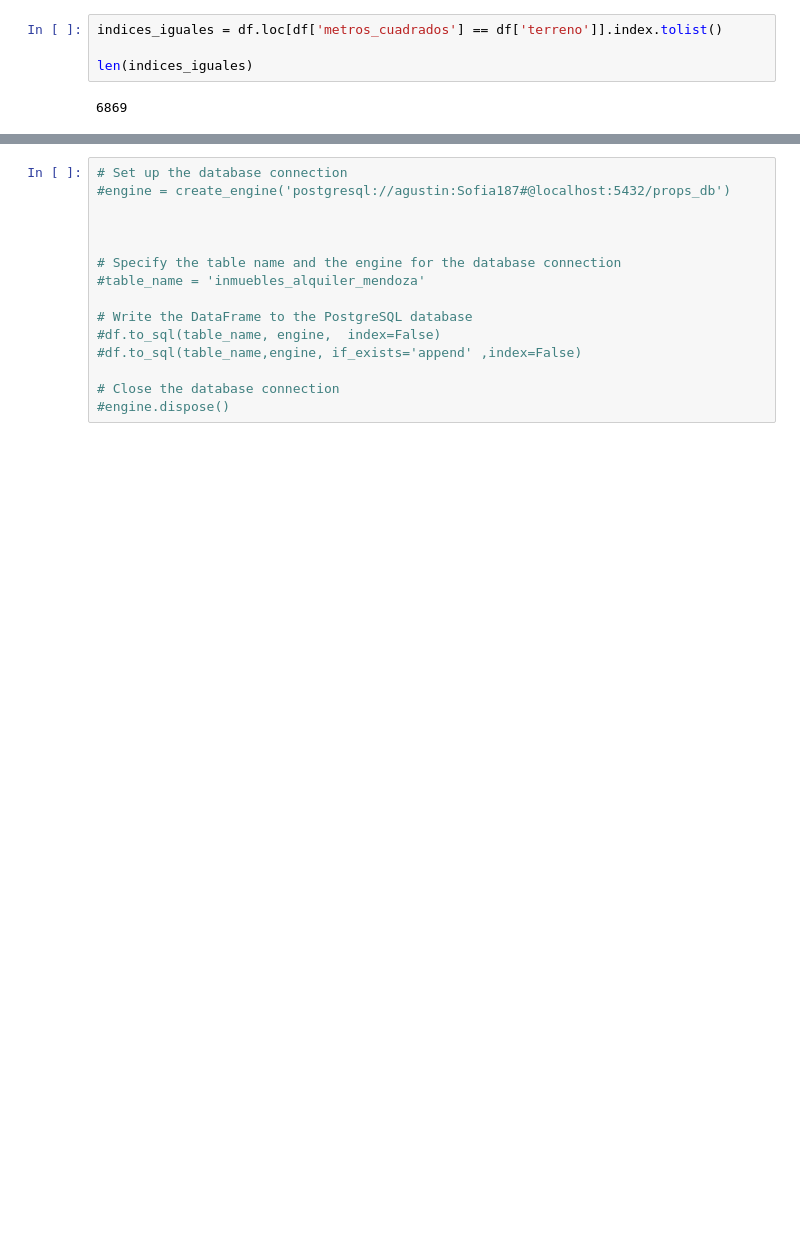
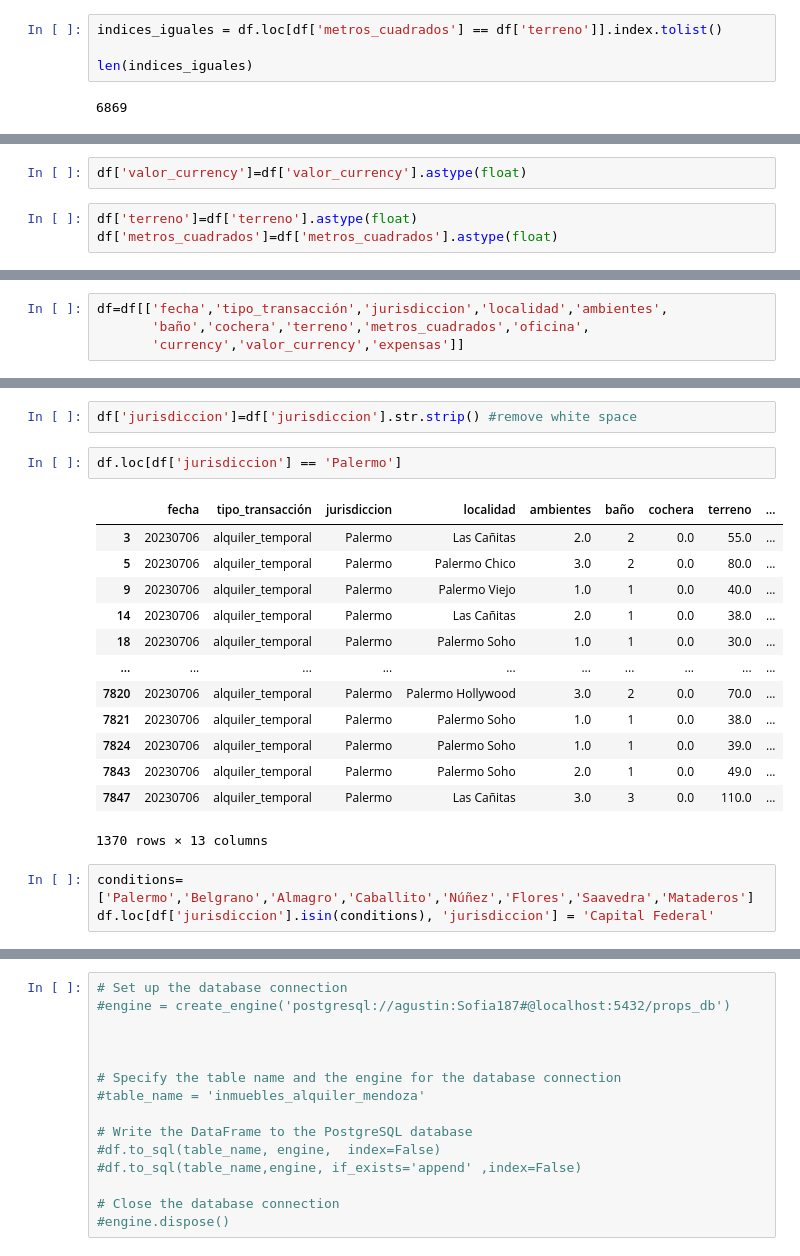
Before and after one commit to AgustinCdeCelis/zona-prop, a Jupyter notebook: working_file.ipynb, the cells around one changed output, grey strips where cells are left out. Saved outputs shown, nothing was run; the diff lists cells and outputs as text; blank space fills up the shorter version.

```diff
--- a/working_file.ipynb
+++ b/working_file.ipynb
@@ -432,0 +480,5 @@ Name: ambientes, Length: 16203, dtype: object
+# %%
+df['valor_currency']=df['valor_currency'].astype(float)
+# %%
+df['terreno']=df['terreno'].astype(float)
+df['metros_cuadrados']=df['metros_cuadrados'].astype(float)
@@ -432,0 +505,4 @@ Name: ambientes, Length: 16203, dtype: object
+# %%
+df=df[['fecha','tipo_transacción','jurisdiccion','localidad','ambientes',
+       'baño','cochera','terreno','metros_cuadrados','oficina',
+       'currency','valor_currency','expensas']]
@@ -432,0 +521,21 @@ Name: ambientes, Length: 16203, dtype: object
+# %%
+df['jurisdiccion']=df['jurisdiccion'].str.strip() #remove white space
+# %%
+df.loc[df['jurisdiccion'] == 'Palermo']
+# %% [output]
+|  | fecha | tipo_transacción | jurisdiccion | localidad | ambientes | baño | cochera | terreno | ... |
+| 3 | 20230706 | alquiler_temporal | Palermo | Las Cañitas | 2.0 | 2 | 0.0 | 55.0 | ... |
+| 5 | 20230706 | alquiler_temporal | Palermo | Palermo Chico | 3.0 | 2 | 0.0 | 80.0 | ... |
+| 9 | 20230706 | alquiler_temporal | Palermo | Palermo Viejo | 1.0 | 1 | 0.0 | 40.0 | ... |
+| 14 | 20230706 | alquiler_temporal | Palermo | Las Cañitas | 2.0 | 1 | 0.0 | 38.0 | ... |
+| 18 | 20230706 | alquiler_temporal | Palermo | Palermo Soho | 1.0 | 1 | 0.0 | 30.0 | ... |
+| ... | ... | ... | ... | ... | ... | ... | ... | ... | ... |
+| 7820 | 20230706 | alquiler_temporal | Palermo | Palermo Hollywood | 3.0 | 2 | 0.0 | 70.0 | ... |
+| 7821 | 20230706 | alquiler_temporal | Palermo | Palermo Soho | 1.0 | 1 | 0.0 | 38.0 | ... |
+| 7824 | 20230706 | alquiler_temporal | Palermo | Palermo Soho | 1.0 | 1 | 0.0 | 39.0 | ... |
+| 7843 | 20230706 | alquiler_temporal | Palermo | Palermo Soho | 2.0 | 1 | 0.0 | 49.0 | ... |
+| 7847 | 20230706 | alquiler_temporal | Palermo | Las Cañitas | 3.0 | 3 | 0.0 | 110.0 | ... |
+1370 rows × 13 columns
+# %%
+conditions=['Palermo','Belgrano','Almagro','Caballito','Núñez','Flores','Saavedra','Mataderos']
+df.loc[df['jurisdiccion'].isin(conditions), 'jurisdiccion'] = 'Capital Federal'
```
Also changed, not shown: parts of 32 cells of this notebook.
